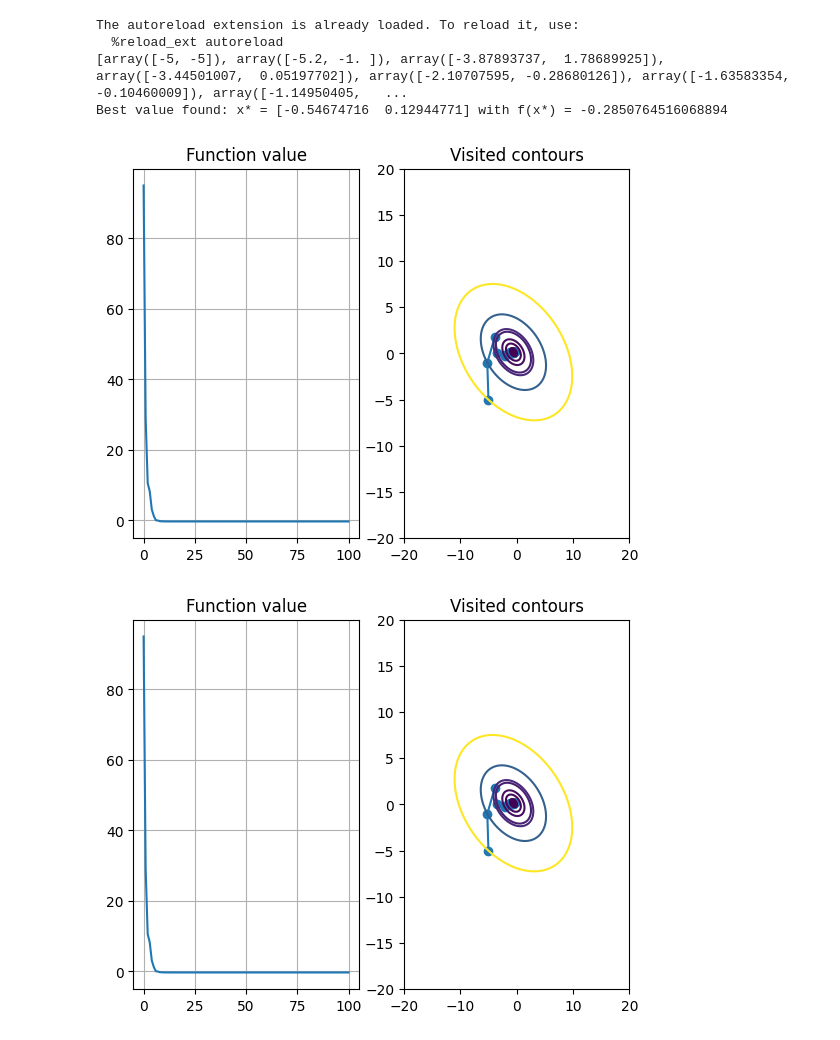
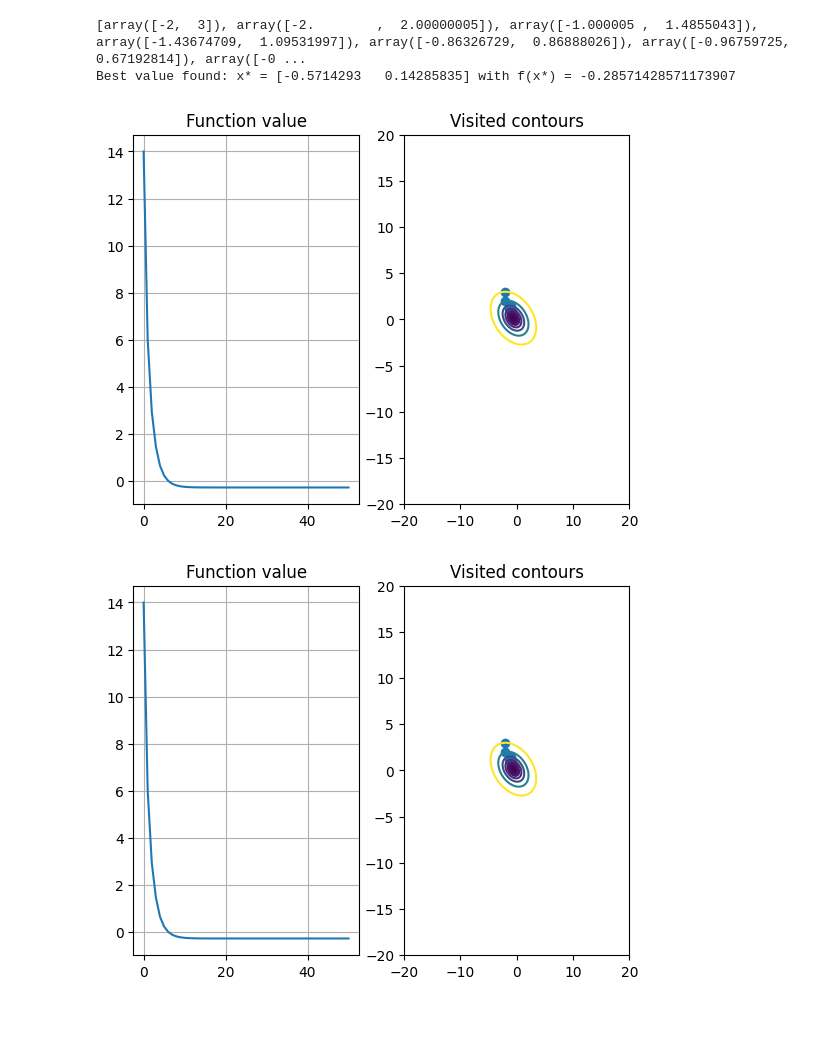
Before and after one commit to spanish-inquisition-optimization/GradientDescentModifications, a Jupyter notebook: part_1.ipynb, the cells around one changed output. Saved outputs shown, nothing was run; the diff lists cells and outputs as text; code cells hidden in the pictures.

```diff
--- a/part_1.ipynb
+++ b/part_1.ipynb
@@ -3,40 +3,47 @@
 %autoreload 2
 
 from core.gradient_descent import *
 from core.visualizer import *
 
-roi=SearchRegion2d((-20, 20), (-20, 20))
+roi = SearchRegion2d((-20, 20), (-20, 20))
+
 
 def get_func(a, b, c, d, e):
     def func(xs):
         x, y = xs
-        return a * x**2 + b * y**2 + c * x*y + d * x + e * y
+        return a * x ** 2 + b * y ** 2 + c * x * y + d * x + e * y
+
     return func
+
 
 def get_derivative(a, b, c, d, e):
     def func(xs):
         x, y = xs
         return np.array([2 * a * x + c * y + d, 2 * b * y + c * x + e])
+
     return func
+
 
 f1 = get_func(1, 0, 1, 0, 0)
 g1 = get_derivative(1, 0, 1, 0, 0)
 f2 = get_func(0, 2, 0, 1, 0)
 g2 = get_derivative(0, 2, 0, 1, 0)
 
+
 def sum_funcs(f, g):
     return lambda x: f(x) + g(x)
 
-#points = steepest_descent(sum_funcs(f1, f2), sum_funcs(g1, g2), np.array([-5, -5]), bin_search, lambda f, steps: len(steps) > 50)
+
+#points = steepest_descent(sum_funcs(f1, f2), sum_funcs(g1, g2), np.array([-2, 3]), bin_search, lambda f, steps: len(steps) > 50)
 #points = gradient_descent_minibatch([f1, f2], [g1, g2], 1, np.array([-5, -5]), exponential_learning_scheduler(0.3, 0.2), lambda f, steps: len(steps) > 100)
 #points = steepest_descent_with_momentum(0.5)(sum_funcs(f1, f2), sum_funcs(g1, g2), np.array([-5, -5]), bin_search, lambda f, steps: len(steps) > 50)
-points = gradient_descent_minibatch_with_momentum(0.5, True)([f1, f2], [g1, g2], 1, np.array([-5, -5]), exponential_learning_scheduler(0.4, 0.1), lambda f, steps: len(steps) > 100)
+#points = gradient_descent_minibatch_with_momentum(0.5, True)([f1, f2], [g1, g2], 1, np.array([-5, -5]), exponential_learning_scheduler(0.4, 0.1), lambda f, steps: len(steps) > 100)
+points = steepest_descent_adagrad(sum_funcs(f1, f2), sum_funcs(g1, g2), np.array([-2, 3]), fixed_step_search(1), lambda f, steps: len(steps) > 50)
+#points = gradient_descent_minibatch_adagrad([f1, f2], [g1, g2], 1, np.array([-1, 1]), exponential_learning_scheduler(1, 0), lambda f, steps: len(steps) > 100)
 print(points)
 visualize_optimizing_process(sum_funcs(f1, f2), roi, np.array(points))
 # %% [output]
-The autoreload extension is already loaded. To reload it, use:
-  %reload_ext autoreload
-[array([-5, -5]), array([-5.2, -1. ]), array([-3.87893737,  1.78689925]), array([-3.44501007,  0.05197702]), array([-2.10707595, -0.28680126]), array([-1.63583354, -0.10460009]), array([-1.14950405,   ...
-Best value found: x* = [-0.54674716  0.12944771] with f(x*) = -0.2850764516068894
+[array([-2,  3]), array([-2.        ,  2.00000005]), array([-1.000005 ,  1.4855043]), array([-1.43674709,  1.09531997]), array([-0.86326729,  0.86888026]), array([-0.96759725,  0.67192814]), array([-0 ...
+Best value found: x* = [-0.5714293   0.14285835] with f(x*) = -0.28571428571173907
-[figure, old version]
+[figure, new version]
-[figure, old version]
+[figure, new version]
```
Also changed, not shown: 1 other file.
